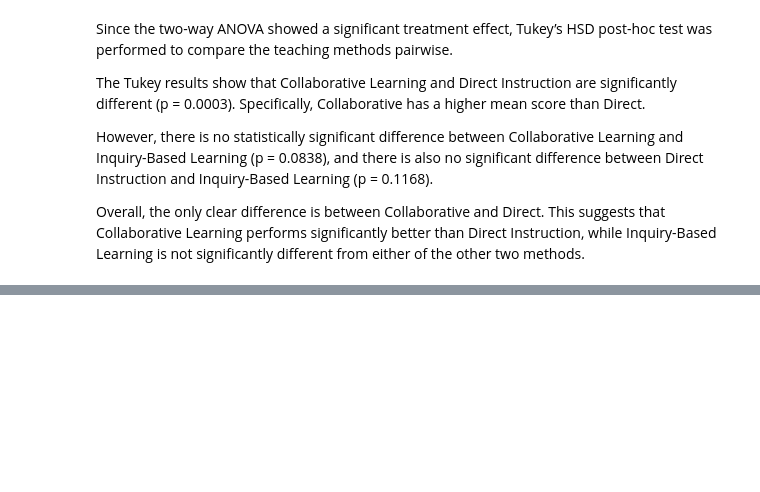
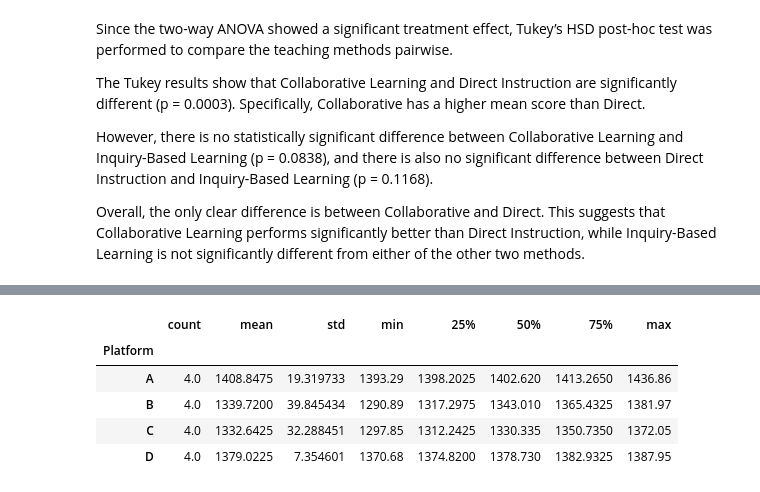
Before and after one commit to Sravan5452/STAT-7220-Applied-Experimental-Design, a Jupyter notebook: Assignments/HW2/HW-2_myne.ipynb, the cells around one changed output, grey strips where cells are left out. Cells and saved outputs as stored; diff of their text form; code cells hidden in the pictures; blank space fills up the shorter version.

```diff
--- a/Assignments/HW2/HW-2_myne.ipynb
+++ b/Assignments/HW2/HW-2_myne.ipynb
@@ -282,0 +299,9 @@ Alternative hypothesis (HA): At least one online learning platform has a differe
+# %%
+df2.groupby("Platform")["Engagement"].describe()
+# %% [output]
+|  | count | mean | std | min | 25% | 50% | 75% | max |
+| Platform |  |  |  |  |  |  |  |  |
+| A | 4.0 | 1408.8475 | 19.319733 | 1393.29 | 1398.2025 | 1402.620 | 1413.2650 | 1436.86 |
+| B | 4.0 | 1339.7200 | 39.845434 | 1290.89 | 1317.2975 | 1343.010 | 1365.4325 | 1381.97 |
+| C | 4.0 | 1332.6425 | 32.288451 | 1297.85 | 1312.2425 | 1330.335 | 1350.7350 | 1372.05 |
+| D | 4.0 | 1379.0225 | 7.354601 | 1370.68 | 1374.8200 | 1378.730 | 1382.9325 | 1387.95 |
```
Also changed, not shown: parts of 7 cells of this notebook.
